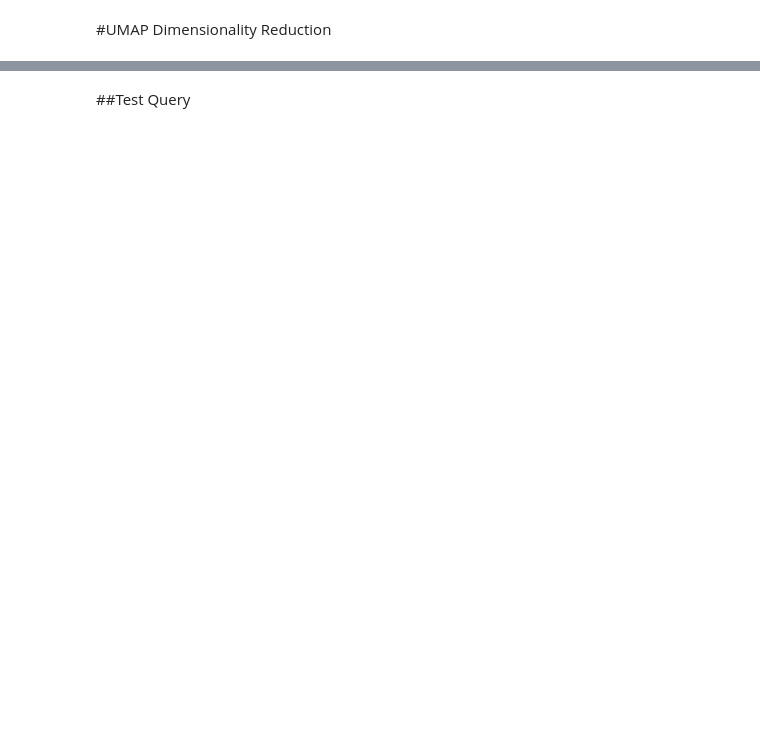
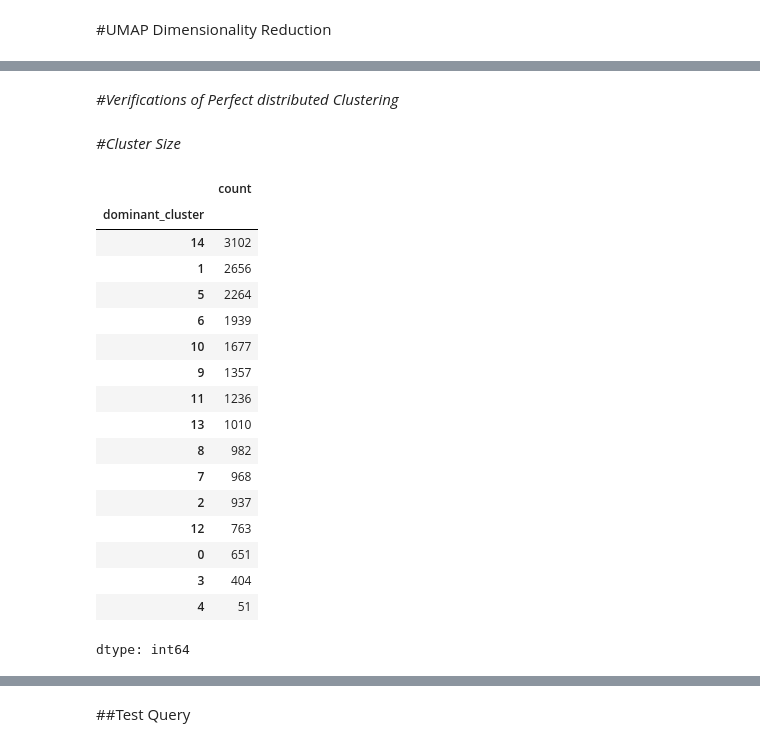
Before and after one commit to Sattwik999/Trademarkia---AI-ML-Engineer-Task_20NewsGroup, a Jupyter notebook: TradeMarkia_AIEngineer_20Newsgroup.ipynb, the cells around one changed output, grey strips where cells are left out. Cells and saved outputs as stored; diff of their text form; code cells hidden in the pictures; blank space fills up the shorter version.

```diff
--- a/TradeMarkia_AIEngineer_20Newsgroup.ipynb
+++ b/TradeMarkia_AIEngineer_20Newsgroup.ipynb
@@ -120,4 +200,0 @@ corpus_df.head()
-# %%
-corpus_df = corpus_df[corpus_df["processed_text"].str.len() > 30]
-
-print("Remaining documents:", len(corpus_df))
@@ -279,0 +447,25 @@ corpus_df.head()
+# %% [markdown]
+*#Verifications of Perfect distributed Clustering*
+# %% [markdown]
+*#Cluster Size*
+# %%
+corpus_df["dominant_cluster"].value_counts()
+# %% [output]
+|  | count |
+| dominant_cluster |  |
+| 14 | 3102 |
+| 1 | 2656 |
+| 5 | 2264 |
+| 6 | 1939 |
+| 10 | 1677 |
+| 9 | 1357 |
+| 11 | 1236 |
+| 13 | 1010 |
+| 8 | 982 |
+| 7 | 968 |
+| 2 | 937 |
+| 12 | 763 |
+| 0 | 651 |
+| 3 | 404 |
+| 4 | 51 |
+dtype: int64
```
Also changed, not shown: parts of 75 cells of this notebook, 1 other file.
